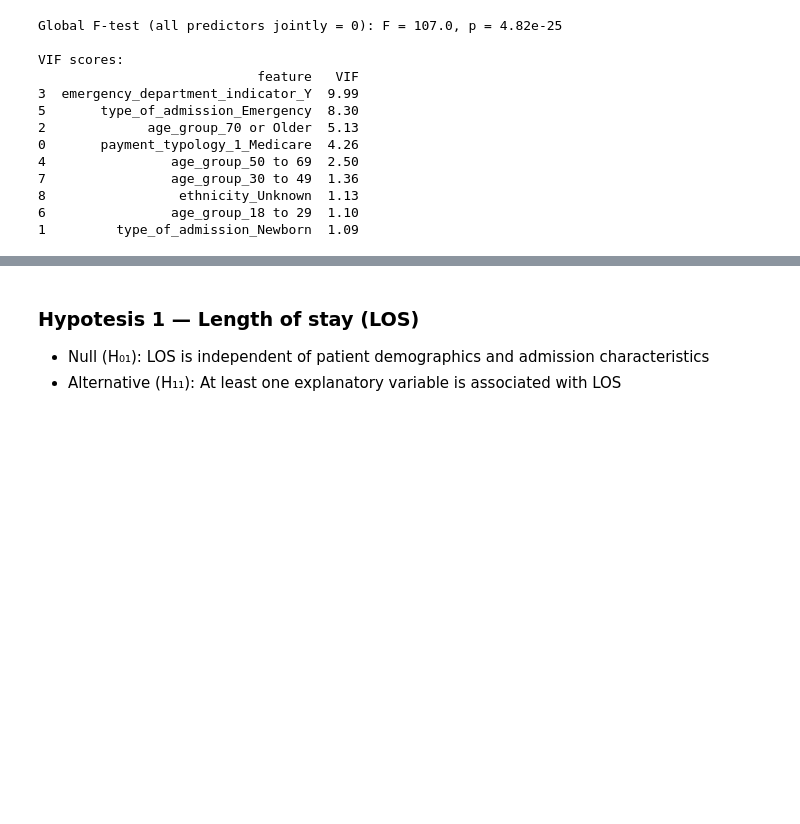
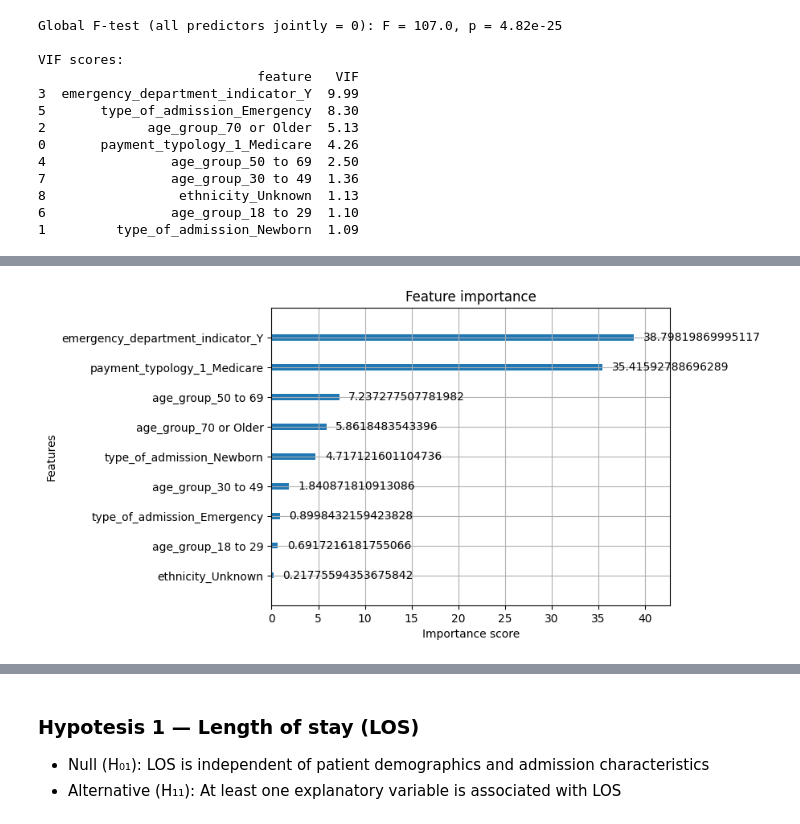
Before and after one commit to ibejerano/unie-healthcare-regression, a Jupyter notebook: src/hospital_los_regressor.ipynb, the cells around one changed output, grey strips where cells are left out. Cells and saved outputs as stored; diff of their text form; code cells hidden in the pictures; blank space fills up the shorter version.

```diff
--- a/src/hospital_los_regressor.ipynb
+++ b/src/hospital_los_regressor.ipynb
@@ -1424,0 +1428,85 @@ Non-Routine (0)       0.18      1.00      0.30      1862
+# %%
+# XGBoost Native Imbalance Handling
+import pandas as pd
+from sklearn.model_selection import StratifiedKFold
+from sklearn.metrics import roc_auc_score, classification_report, precision_recall_curve
+import xgboost as xgb
+import numpy as np
+import matplotlib.pyplot as plt
+
+# Data prep
+df_raw = pd.read_csv(filename, sep=';',
+                     quotechar='"',
+                     quoting=1,
+                     engine='python',
+                     skipinitialspace=True)
+df_raw['Routine_Discharge'] = df_raw['Patient Disposition'].isin(
+    ['Home or Self Care', 'Home w/ Home Health Services']).astype(int)
+
+X = X_final.copy()
+y = df_raw.loc[X_final.index, 'Routine_Discharge']
+
+# Initialize Stratified K-Fold with 5 splits
+strat_kfold = StratifiedKFold(n_splits=5, shuffle=True, random_state=42)
+
+# Store results for later averaging
+aucs = []
+f1_scores = []
+precision_scores = []
+recall_scores = []
+
+# Stratified K-Fold Cross-Validation Loop
+for train_index, val_index in strat_kfold.split(X, y):
+    X_train, X_val = X.iloc[train_index], X.iloc[val_index]
+    y_train, y_val = y.iloc[train_index], y.iloc[val_index]
+
+    # XGBoost model with native imbalance handling
+    model = xgb.XGBClassifier(
+        n_estimators=500,
+        max_depth=4,
+        learning_rate=0.05,
+        scale_pos_weight=4.58,  # Adjusted for imbalance
+        max_delta_step=1,
+        reg_lambda=2.0,
+        random_state=42
+    )
+
+    # Fit the model
+    model.fit(X_train, y_train)
+
+    # Get probabilities for validation set
+    y_proba = model.predict_proba(X_val)[:, 1]
+
+    # Calculate AUC-ROC for this fold
+    auc = roc_auc_score(y_val, y_proba)
+    aucs.append(auc)
+
+    # Precision-Recall Curve for F1 optimization
+    precision, recall, thresholds = precision_recall_curve(y_val, y_proba)
+    f1_scores_fold = 2 * (precision * recall) / (precision + recall)
+    optimal_idx = np.argmax(f1_scores_fold)
+    optimal_threshold = thresholds[optimal_idx]
+
+    # Apply the optimal threshold to make predictions
+    y_pred = (y_proba >= optimal_threshold).astype(int)
+
+    # Track F1, Precision, and Recall scores
+    f1_scores.append(f1_scores_fold[optimal_idx])
+    precision_scores.append(precision[optimal_idx])
+    recall_scores.append(recall[optimal_idx])
+
+# Calculate average performance across all folds
+avg_auc = np.mean(aucs)
+avg_f1 = np.mean(f1_scores)
+avg_precision = np.mean(precision_scores)
+avg_recall = np.mean(recall_scores)
+
+print(f"Average AUC: {avg_auc:.3f}")
+print(f"Average F1 Score: {avg_f1:.3f}")
+print(f"Average Precision: {avg_precision:.3f}")
+print(f"Average Recall: {avg_recall:.3f}")
+
+# plot feature importance
+xgb.plot_importance(model, max_num_features=10, importance_type='gain')
+plt.show()
+# %% [output]
@@ -1424,0 +1517 @@ Non-Routine (0)       0.18      1.00      0.30      1862
+[figure, added]
```
Also changed, not shown: parts of 47 cells of this notebook, 1 other file.
